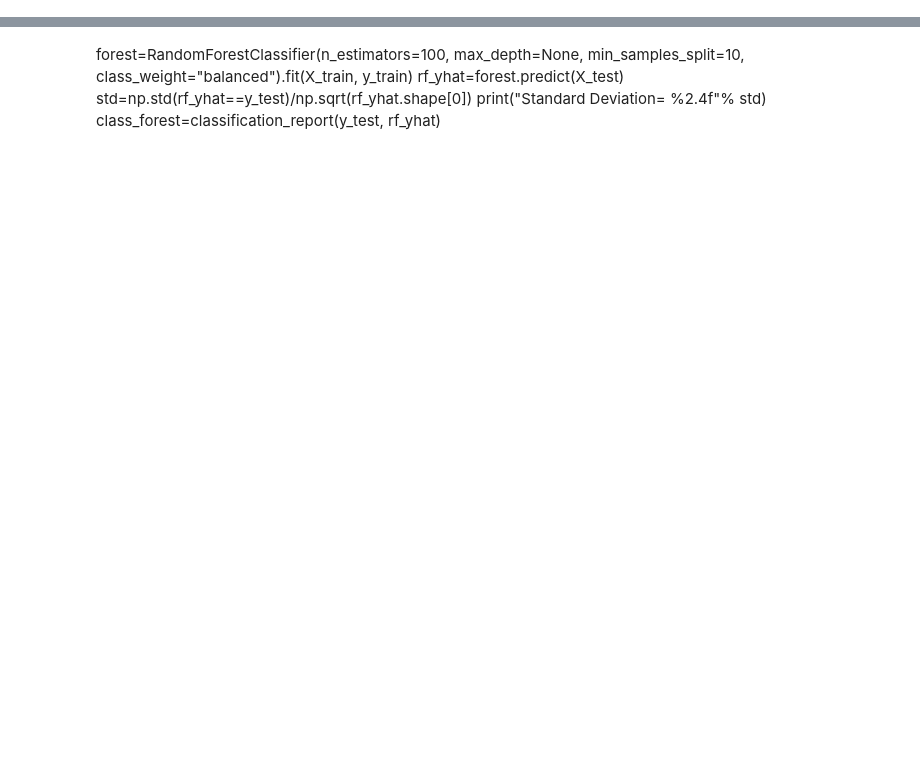
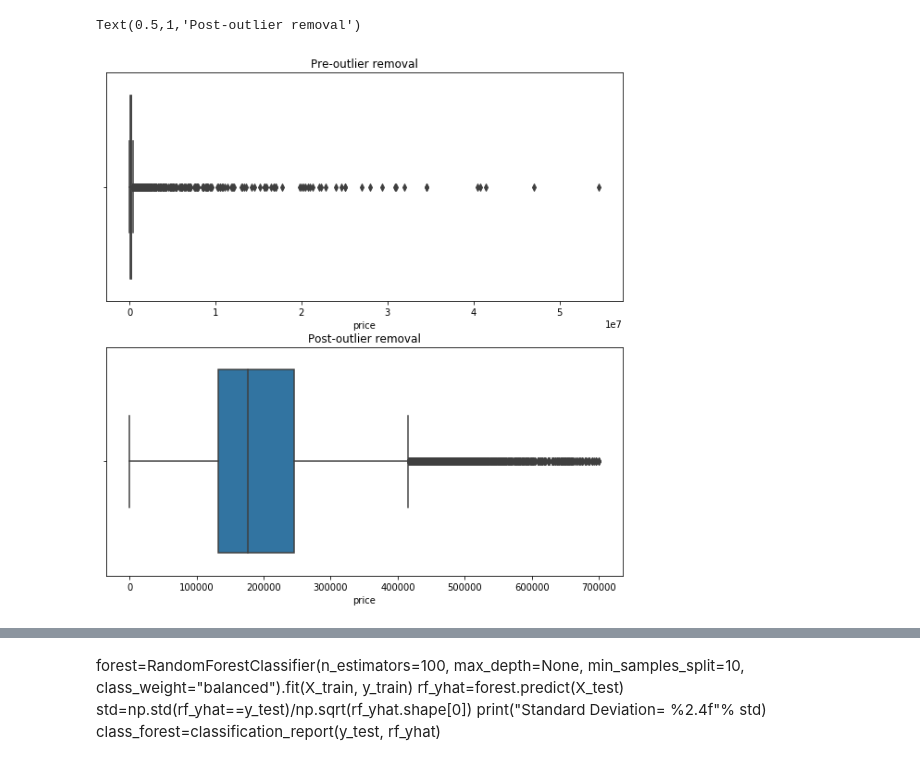
Before and after one commit to risdallseis/Cardiff_house_sales, a Jupyter notebook: script.ipynb, the cells around one changed output, grey strips where cells are left out. Cells and saved outputs as stored; diff of their text form; code cells hidden in the pictures; blank space fills up the shorter version.

```diff
--- a/script.ipynb
+++ b/script.ipynb
@@ -14,0 +115,8 @@ dtype('<M8[ns]')
+# %%
+#Outlier removal boxplots
+f, axes=plt.subplots(2,1, figsize=(10,10))
+sns.boxplot(x="price", data=df_old, ax=axes[0]).set_title('Pre-outlier removal')
+sns.boxplot(x="price", data=df, ax=axes[1]).set_title('Post-outlier removal')
+# %% [output]
+Text(0.5,1,'Post-outlier removal')
+[figure, added]
```
Also changed, not shown: parts of 43 cells of this notebook.
